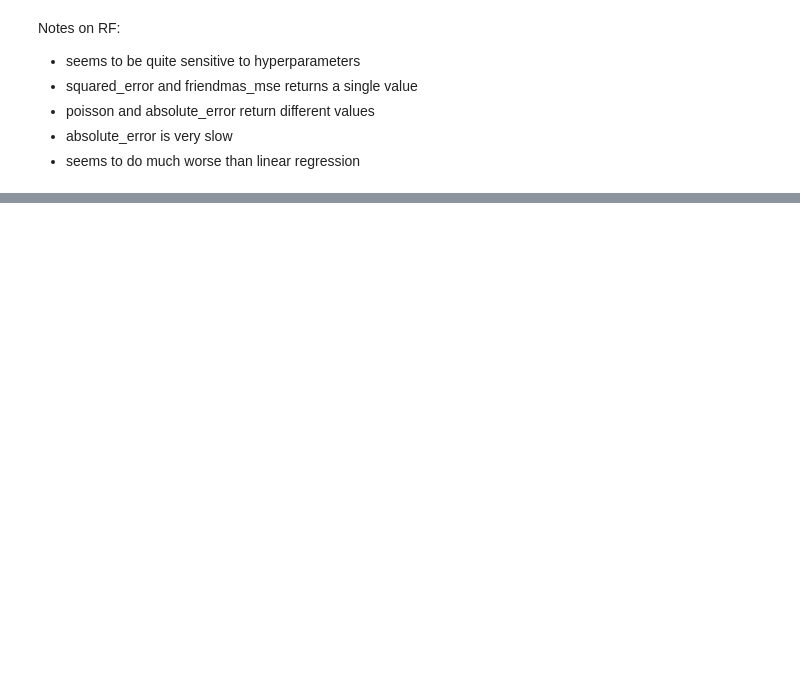
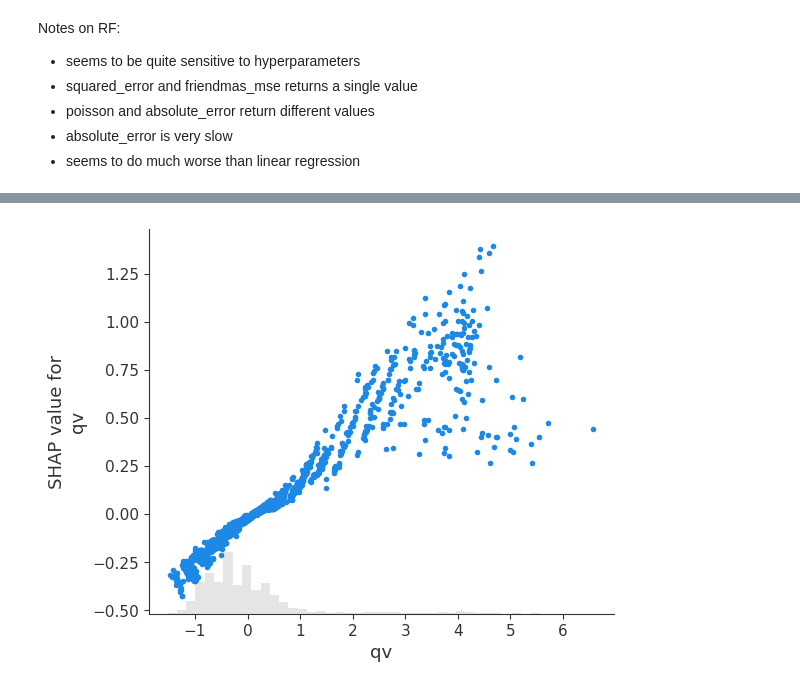
Before and after one commit to josephko91/ice-mp-su24, a Jupyter notebook: ml_examples/next_step_prediction.ipynb, the cells around one changed output, grey strips where cells are left out. Drawn from its saved outputs; the diff is of its cells as text; code cells hidden in the pictures; blank space fills up the shorter version.

```diff
--- a/ml_examples/next_step_prediction.ipynb
+++ b/ml_examples/next_step_prediction.ipynb
@@ -367,0 +277,5 @@ Coefficient of determination: 1.00
+# %%
+# dependence scatter plot for single feature, qv
+shap.plots.scatter(shap_values[:, 'qv'])
+# %% [output]
+[figure, added]
```
Also changed, not shown: parts of 41 cells of this notebook.
